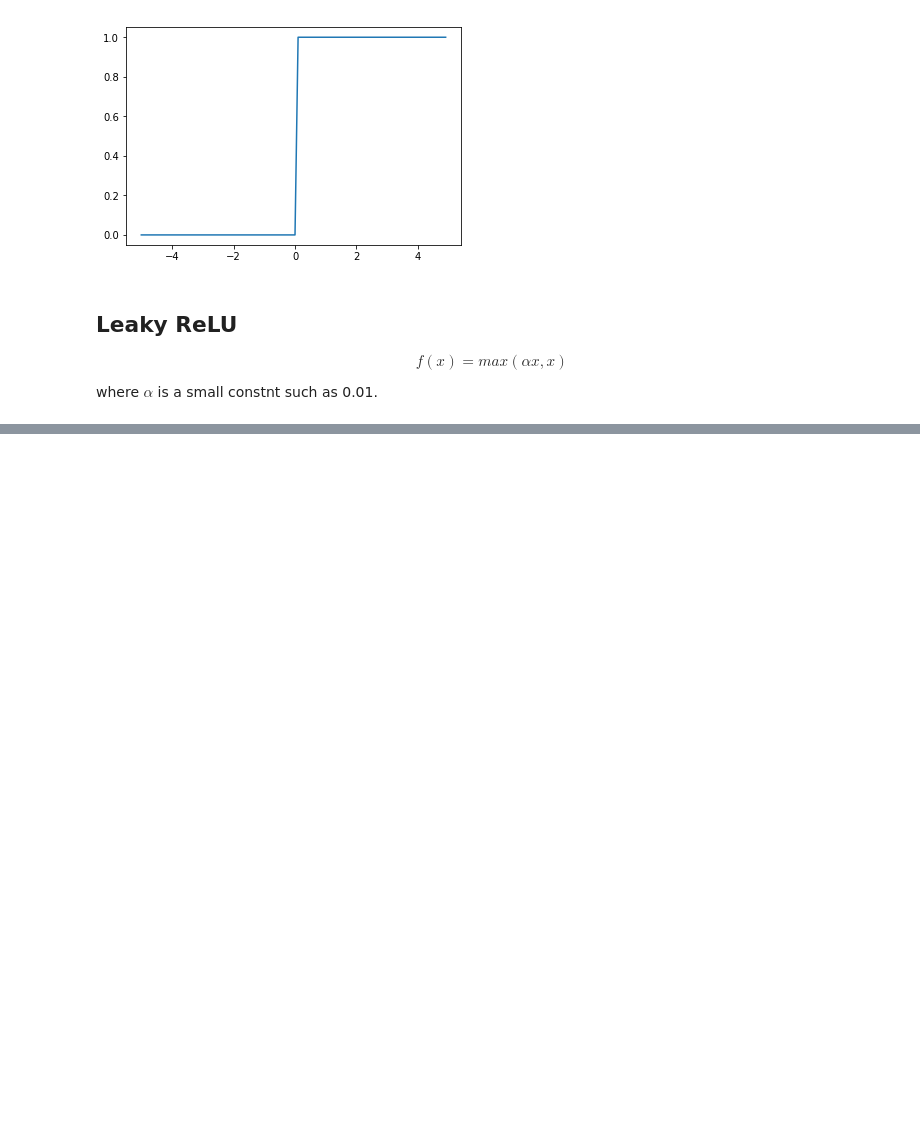
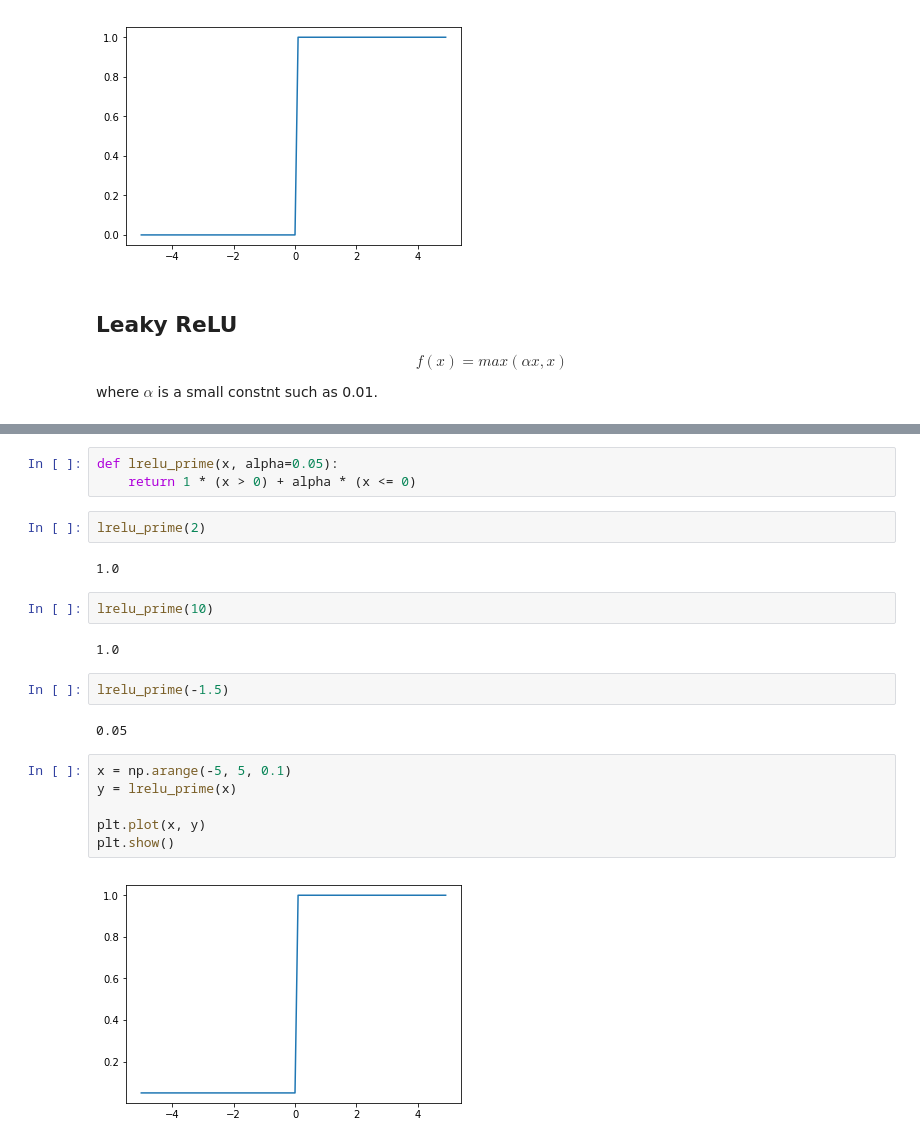
Before and after one commit to takaiwai/deep-learning-for-art-and-design, a Jupyter notebook: 08_3_activation_functions.ipynb, the cells around one changed output, grey strips where cells are left out. Cells and saved outputs as stored; diff of their text form; blank space fills up the shorter version.

```diff
--- a/08_3_activation_functions.ipynb
+++ b/08_3_activation_functions.ipynb
@@ -201,0 +211,23 @@ plt.show()
+# %%
+def lrelu_prime(x, alpha=0.05):
+    return 1 * (x > 0) + alpha * (x <= 0)
+# %%
+lrelu_prime(2)
+# %% [output]
+1.0
+# %%
+lrelu_prime(10)
+# %% [output]
+1.0
+# %%
+lrelu_prime(-1.5)
+# %% [output]
+0.05
+# %%
+x = np.arange(-5, 5, 0.1)
+y = lrelu_prime(x)
+
+plt.plot(x, y)
+plt.show()
+# %% [output]
+[figure, added]
```
Also changed, not shown: parts of 6 cells of this notebook.
